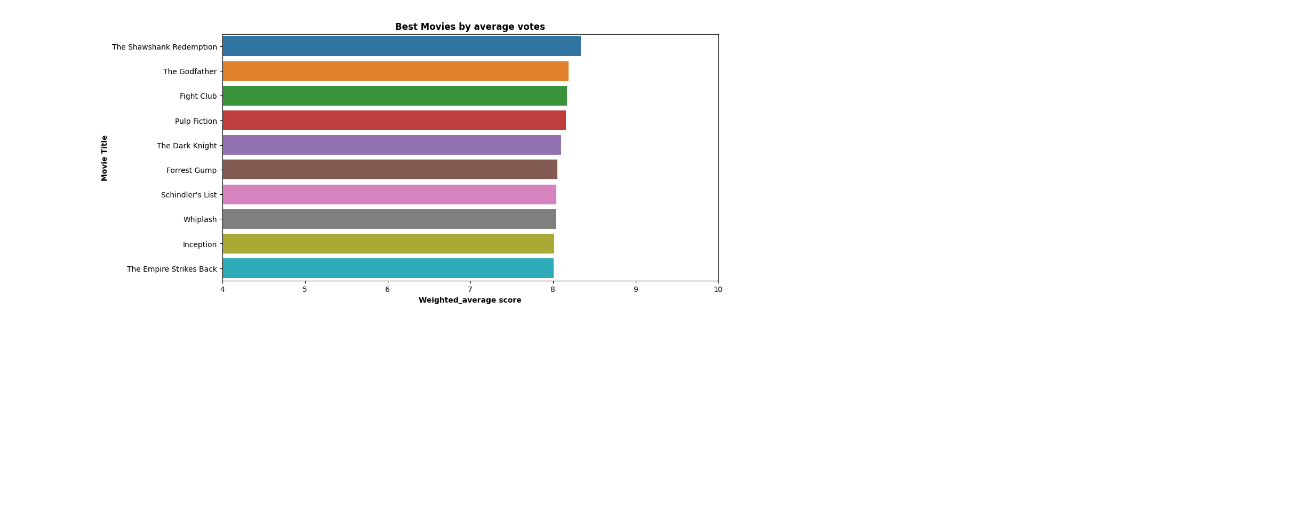
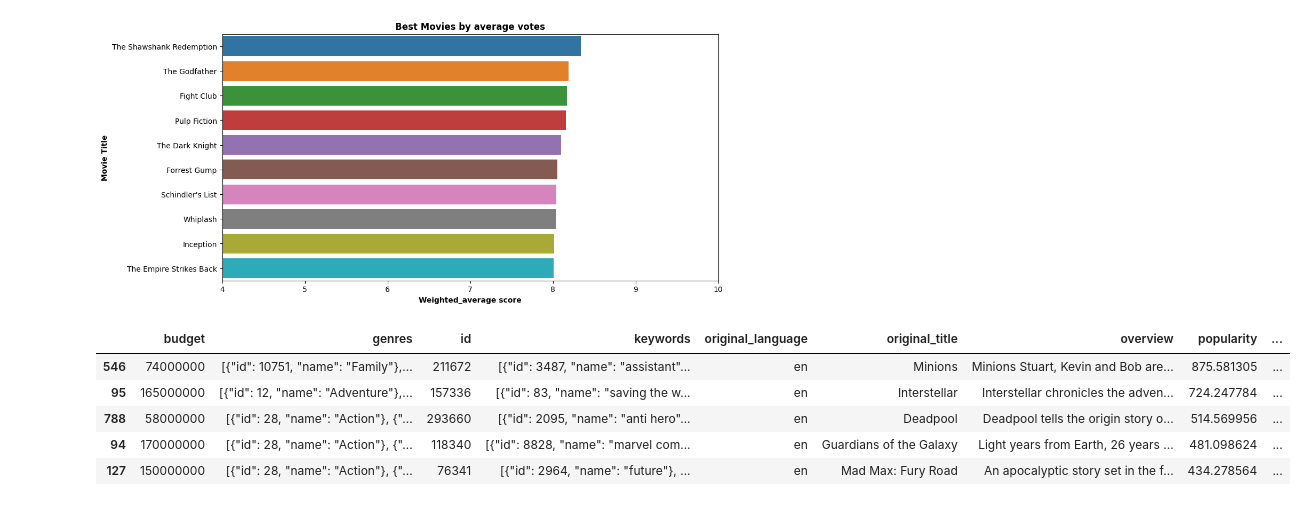
Before and after one commit to drigger091/Recomendation_engine_tryout, a Jupyter notebook: Weighted HYbrid technique/main.ipynb, the cells around one changed output. Cells and saved outputs as stored; diff of their text form; code cells hidden in the pictures; blank space fills up the shorter version.

```diff
--- a/Weighted HYbrid technique/main.ipynb
+++ b/Weighted HYbrid technique/main.ipynb
@@ -174,3 +174,15 @@ plt.ylabel("Movie Title",weight ="bold")
 plt.savefig("Best movies by average votes.png")
 # %% [output]
 [figure]
+# %%
+#sorting the dataframe with respect to populaity now
+
+popularity = movie_sorted.sort_values("popularity",ascending=False)
+popularity.head()
+# %% [output]
+|  | budget | genres | id | keywords | original_language | original_title | overview | popularity | ... |
+| 546 | 74000000 | [{"id": 10751, "name": "Family"},... | 211672 | [{"id": 3487, "name": "assistant"... | en | Minions | Minions Stuart, Kevin and Bob are... | 875.581305 | ... |
+| 95 | 165000000 | [{"id": 12, "name": "Adventure"},... | 157336 | [{"id": 83, "name": "saving the w... | en | Interstellar | Interstellar chronicles the adven... | 724.247784 | ... |
+| 788 | 58000000 | [{"id": 28, "name": "Action"}, {"... | 293660 | [{"id": 2095, "name": "anti hero"... | en | Deadpool | Deadpool tells the origin story o... | 514.569956 | ... |
+| 94 | 170000000 | [{"id": 28, "name": "Action"}, {"... | 118340 | [{"id": 8828, "name": "marvel com... | en | Guardians of the Galaxy | Light years from Earth, 26 years ... | 481.098624 | ... |
+| 127 | 150000000 | [{"id": 28, "name": "Action"}, {"... | 76341 | [{"id": 2964, "name": "future"}, ... | en | Mad Max: Fury Road | An apocalyptic story set in the f... | 434.278564 | ... |
```
Also changed, not shown: parts of 1 cell of this notebook, 1 other file.
